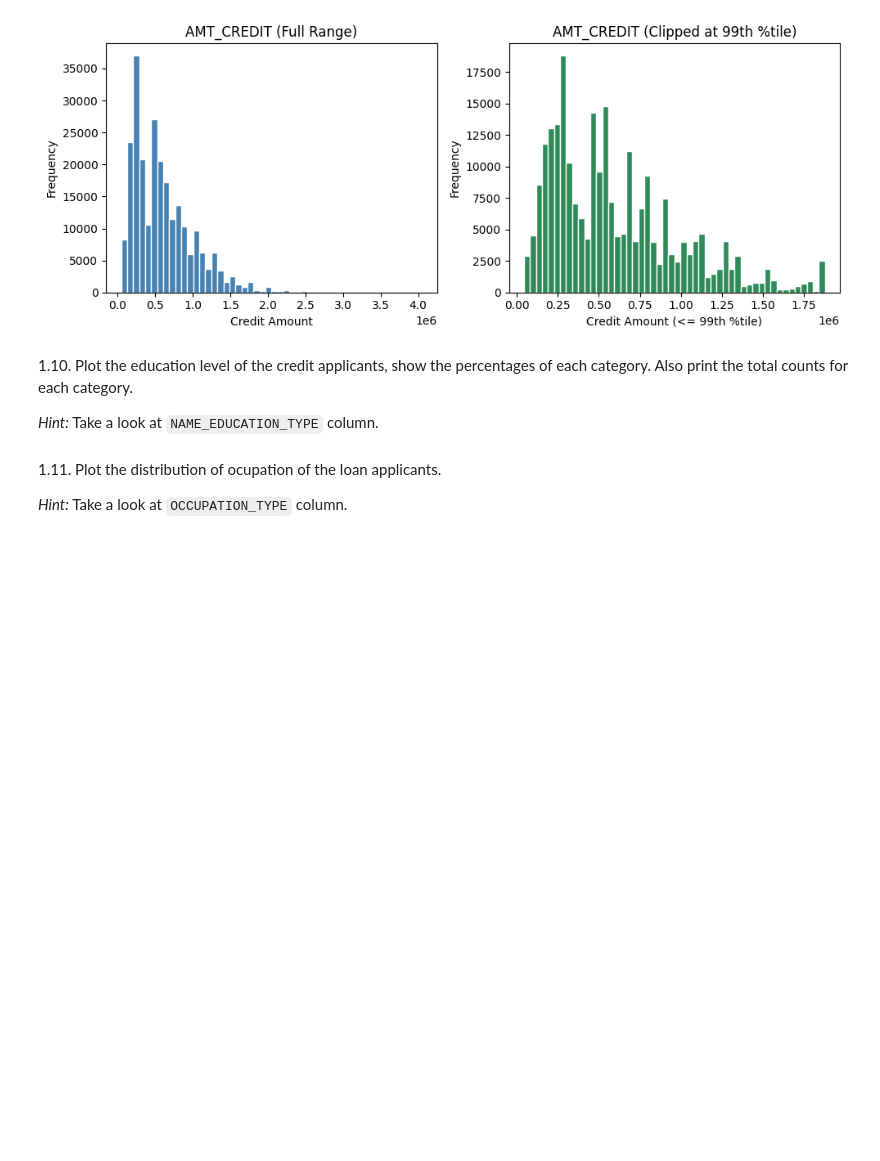
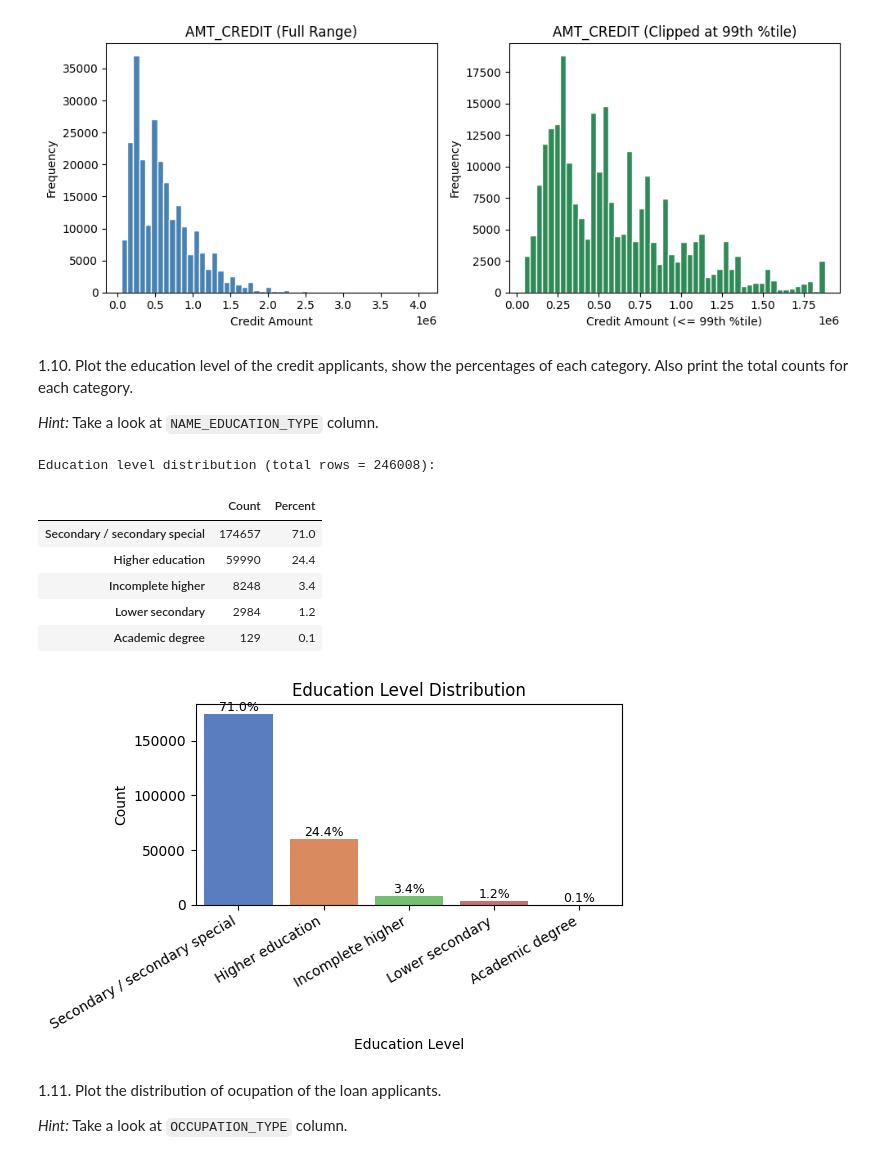
Before and after one commit to ferwuy/ml-anyoneai-sprint2, a Jupyter notebook: AnyoneAI - Sprint Project 02.ipynb, the cells around one changed output. Saved outputs shown, nothing was run; the diff lists cells and outputs as text; code cells hidden in the pictures; blank space fills up the shorter version.

Commit message:
Completed Section 1.10 Education level distribution (NAME_EDUCATION_TYPE)

```diff
--- a/AnyoneAI - Sprint Project 02.ipynb
+++ b/AnyoneAI - Sprint Project 02.ipynb
@@ -447,3 +445,59 @@ AMT_CREDIT descriptive statistics:
+# %%
+# 1.10 Education level distribution (NAME_EDUCATION_TYPE)
+# Define the column we're analyzing
+col = 'NAME_EDUCATION_TYPE'  # Feature holding applicant education level categories
+
+# Extract the Series from the training DataFrame
+edu_series = app_train[col]  # pandas Series of categorical education levels
+
+# Count missing values (if any)
+missing_count = edu_series.isna().sum()  # Number of NaN entries
+
+# Compute absolute counts per category (exclude NaN so table stays clean)
+edu_counts = edu_series.value_counts(dropna=True)  # Series: category -> count
+
+# Compute percentages relative to total number of rows (not relative to non-missing only)
+edu_percent = (edu_counts / len(edu_series) * 100).round(1)  # Percentage with 2 decimals
+
+# Build a summary DataFrame combining counts and percentages
+edu_summary = (pd.DataFrame({'Count': edu_counts, 'Percent': edu_percent})  # Assemble into table
+               .sort_values('Count', ascending=False))  # Sort descending by prevalence
+
+# Print header and (optional) missing info
+print(f"Education level distribution (total rows = {len(edu_series)}):")  # Context line
+if missing_count > 0:  # Conditional branch if missing data exists
+    print(f"  Missing values: {missing_count} ({missing_count / len(edu_series) * 100:.2f}% of rows)")  # Report missing share
+
+# Display the summary table
+display(edu_summary)  # Rich Jupyter display of counts & percentages
+
+# Integrity checks to enforce internal consistency
+assert edu_summary['Count'].sum() == len(edu_series) - missing_count, "Counts do not match non-missing rows"  # Sum check
+assert abs(edu_summary['Percent'].sum() - (100 - (missing_count / len(edu_series) * 100))) < 0.5, "Percentages off expected total"  # Percent sanity
+
+# Plot distribution (bar plot) sorted by count
+plt.figure(figsize=(6, 4))  # Set figure size
+sns.barplot(x=edu_summary.index, y=edu_summary['Count'], palette='muted')  # Bar chart of counts
+plt.title('Education Level Distribution')  # Plot title
+plt.xlabel('Education Level')  # X-axis label
+plt.ylabel('Count')  # Y-axis label
+plt.xticks(rotation=30, ha='right')  # Rotate labels for readability
+
+# Annotate each bar with its percentage on top
+for x_pos, (cat, row) in enumerate(edu_summary.iterrows()):  # Iterate categories in display order
+    plt.text(x_pos, row['Count'], f"{row['Percent']}%", ha='center', va='bottom', fontsize=9)  # Percentage label
+
+plt.tight_layout()  # Adjust layout to prevent clipping
+plt.show()  # Render the plot
+# %% [output]
+Education level distribution (total rows = 246008):
+|  | Count | Percent |
+| Secondary / secondary special | 174657 | 71.0 |
+| Higher education | 59990 | 24.4 |
+| Incomplete higher | 8248 | 3.4 |
+| Lower secondary | 2984 | 1.2 |
+| Academic degree | 129 | 0.1 |
+[figure, added]
 # %% [markdown]
 1.11. Plot the distribution of ocupation of the loan applicants.
 
```
Also changed, not shown: parts of 1 cell of this notebook.
